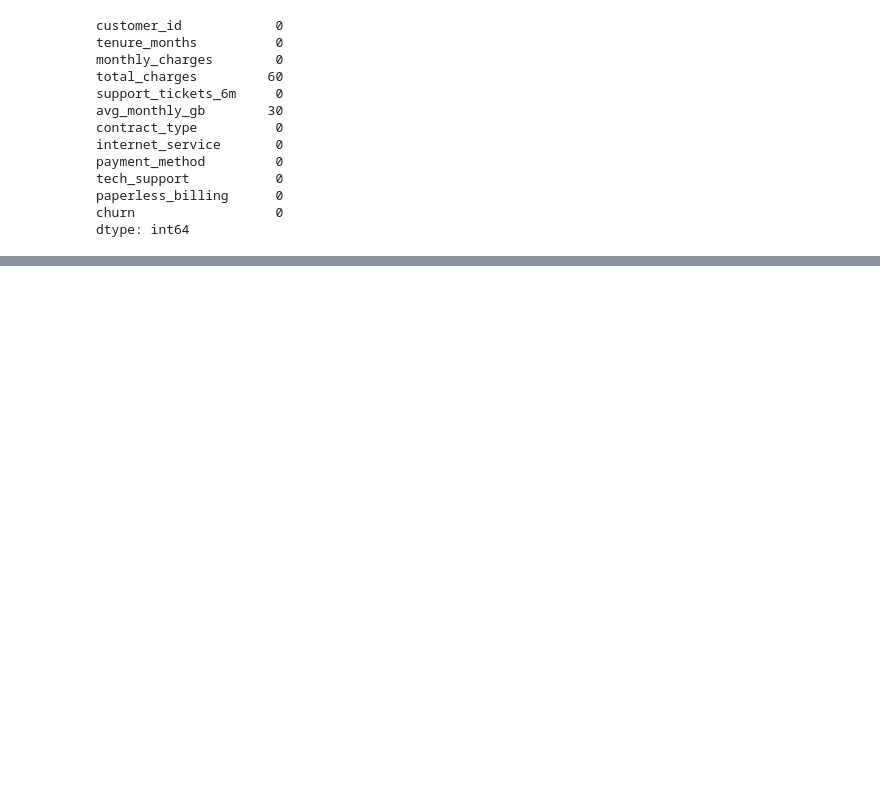
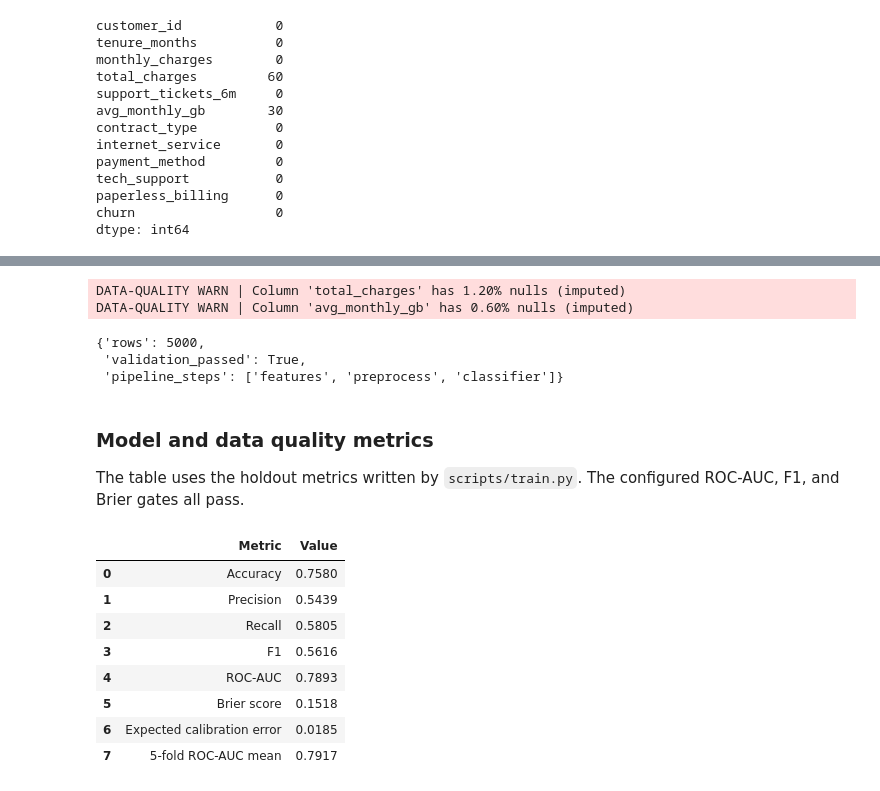
Before and after one commit to vivekag1990/telecom-churngaurd, a Jupyter notebook: notebooks/49.ipynb, the cells around one changed output, grey strips where cells are left out. Saved outputs shown, nothing was run; the diff lists cells and outputs as text; code cells hidden in the pictures; blank space fills up the shorter version.

```diff
--- a/notebooks/49.ipynb
+++ b/notebooks/49.ipynb
@@ -90,0 +97,54 @@ len(model_bytes)
+# %%
+from pathlib import Path
+import json
+import sys
+
+project_root = Path.cwd().resolve()
+if project_root.name == 'notebooks':
+    project_root = project_root.parent
+sys.path.insert(0, str(project_root / 'src'))
+
+from churnguard.data.ingestion import CsvDataSource
+from churnguard.data.validation import DataValidator
+from churnguard.models.trainer import ChurnModelTrainer
+
+production_frame = CsvDataSource(project_root / 'data/raw/telco_churn.csv').load()
+validation_report = DataValidator().validate(production_frame)
+pipeline_steps = [name for name, _ in ChurnModelTrainer().build_pipeline().steps]
+{'rows': len(production_frame), 'validation_passed': validation_report.passed, 'pipeline_steps': pipeline_steps}
+# %% [output]
+DATA-QUALITY WARN | Column 'total_charges' has 1.20% nulls (imputed)
+DATA-QUALITY WARN | Column 'avg_monthly_gb' has 0.60% nulls (imputed)
+{'rows': 5000,
+ 'validation_passed': True,
+ 'pipeline_steps': ['features', 'preprocess', 'classifier']}
+# %% [markdown]
+### Model and data quality metrics
+
+The table uses the holdout metrics written by `scripts/train.py`. The configured ROC-AUC, F1, and Brier gates all pass.
+# %%
+metrics = json.loads((project_root / 'reports/model_metrics.json').read_text())
+model_metrics = pd.DataFrame(
+    [
+        ('Accuracy', metrics['accuracy']),
+        ('Precision', metrics['precision']),
+        ('Recall', metrics['recall']),
+        ('F1', metrics['f1']),
+        ('ROC-AUC', metrics['roc_auc']),
+        ('Brier score', metrics['brier']),
+        ('Expected calibration error', metrics['ece']),
+        ('5-fold ROC-AUC mean', metrics['cv_roc_auc_mean']),
+    ],
+    columns=['Metric', 'Value'],
+)
+model_metrics.style.format({'Value': '{:.4f}'})
+# %% [output]
+|  | Metric | Value |
+| 0 | Accuracy | 0.7580 |
+| 1 | Precision | 0.5439 |
+| 2 | Recall | 0.5805 |
+| 3 | F1 | 0.5616 |
+| 4 | ROC-AUC | 0.7893 |
+| 5 | Brier score | 0.1518 |
+| 6 | Expected calibration error | 0.0185 |
+| 7 | 5-fold ROC-AUC mean | 0.7917 |
```
Also changed, not shown: parts of 9 cells of this notebook, 5 other files.
